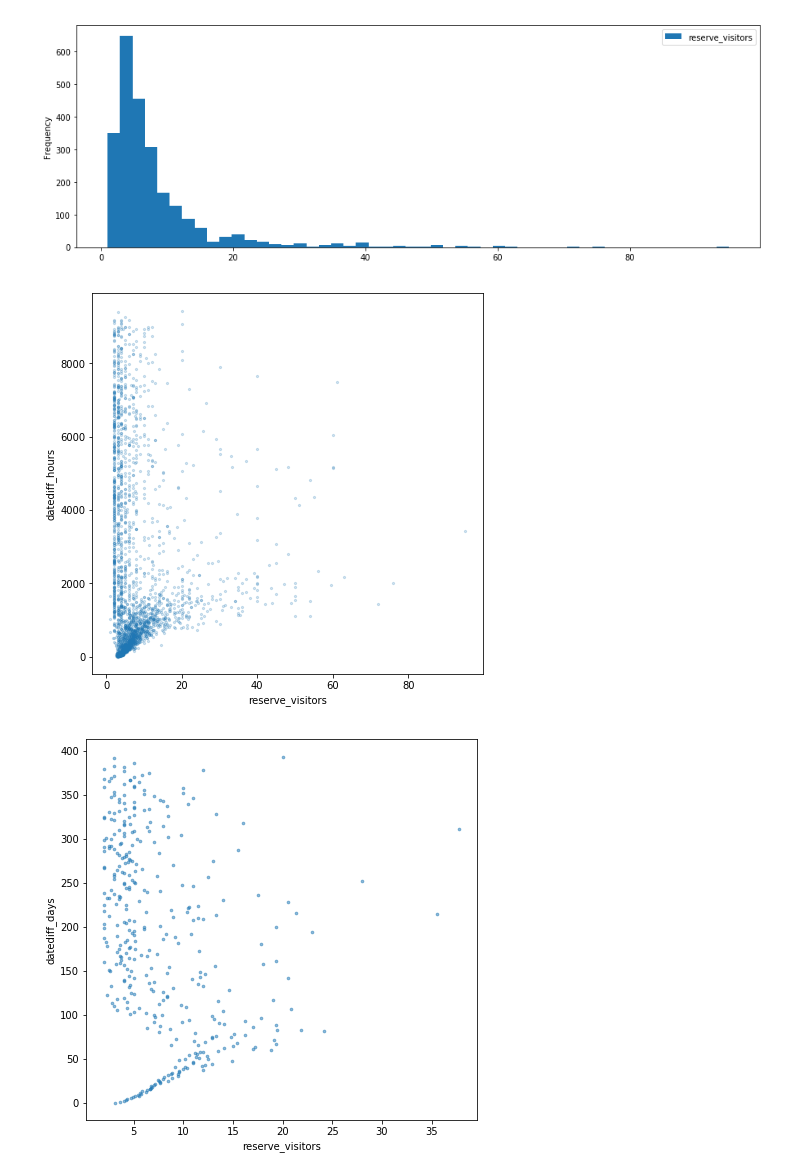
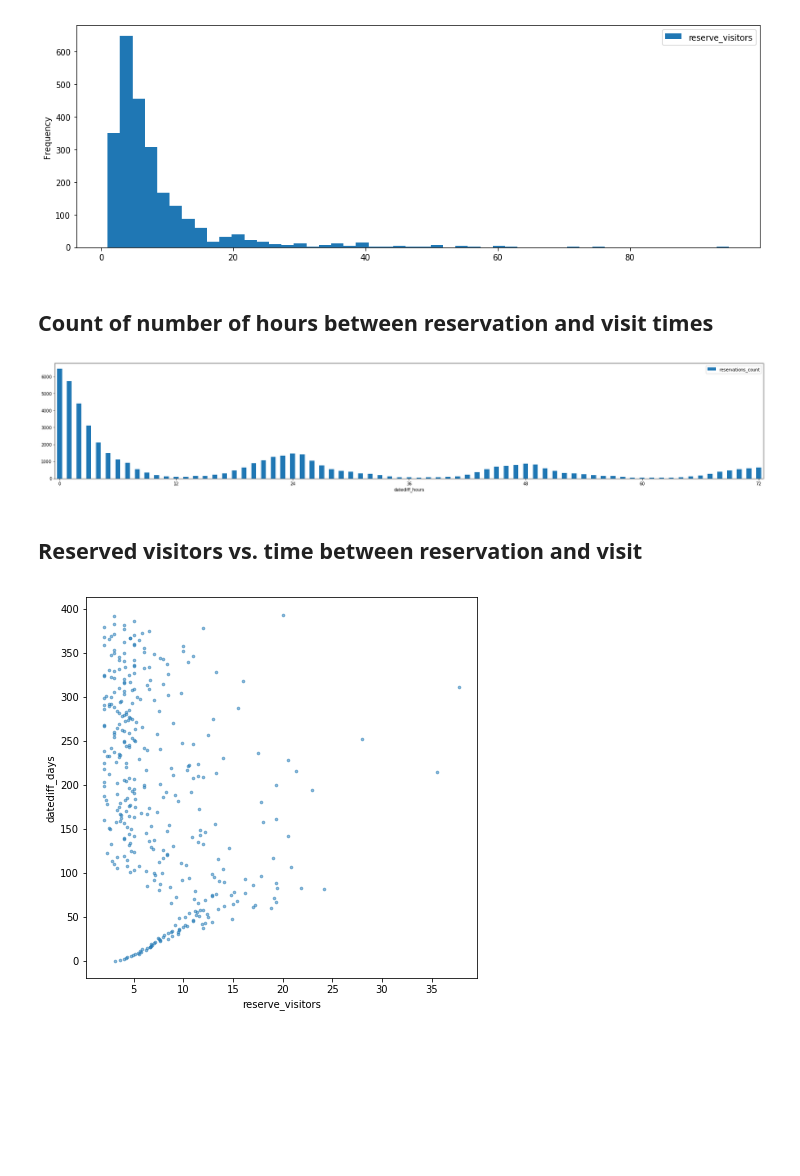
Before and after one commit to QuasiCoherentLabs/recruitVisitorForecasting, a Jupyter notebook: Notebooks/public/kaggle__recruit_restaurant_visitor_forecasting.ipynb, the cells around one changed output. Saved outputs shown, nothing was run; the diff lists cells and outputs as text; code cells hidden in the pictures; blank space fills up the shorter version.

```diff
--- a/Notebooks/public/kaggle__recruit_restaurant_visitor_forecasting.ipynb
+++ b/Notebooks/public/kaggle__recruit_restaurant_visitor_forecasting.ipynb
@@ -208,17 +195,32 @@ air_reserve[[
 );
 # %% [output]
 [figure]
-# %%
-air_reserve.groupby('datediff_hours', as_index=False).agg('mean').plot(
-    kind='scatter',
-    x='reserve_visitors',
-    y='datediff_hours',
-    figsize=(7, 7),
-    s=5,
-    alpha=0.2
-);
-# %% [output]
-[figure, removed]
+# %% [markdown]
+## Count of number of hours between reservation and visit times
+# %%
+fig, ax = plt.subplots(figsize=(30, 5));
+
+air_reserve[[
+    'datediff_hours',
+    'air_store_id'
+]].groupby('datediff_hours', as_index=False).agg('count').astype(int).rename(columns={
+    'air_store_id': 'reservations_count'
+}).head(73).plot(
+    kind='bar',
+    figsize=(30, 5),
+    x='datediff_hours',
+    rot=0,
+    xticks=[0, 12, 24, 36, 48, 60, 72],
+#     yticks=[0, 1000, 2000],
+    ax=ax
+);
+
+ax.set_xticks([0, 12, 24, 36, 48, 60, 72]);
+ax.set_xticklabels([0, 12, 24, 36, 48, 60, 72]);
+# %% [output]
+[figure, added]
+# %% [markdown]
+## Reserved visitors vs. time between reservation and visit
 # %%
 air_reserve.groupby('datediff_days', as_index=False).agg('mean').plot(
     kind='scatter',
```
Also changed, not shown: parts of 33 cells of this notebook.
